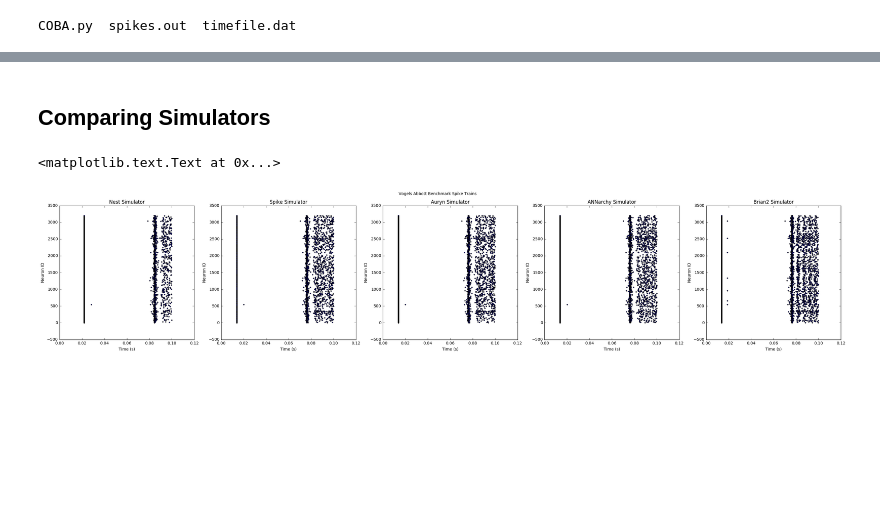
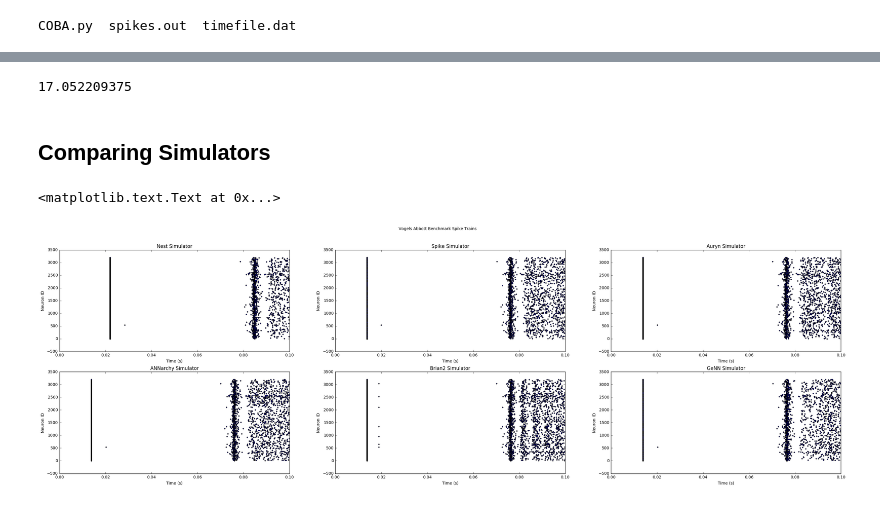
Before and after one commit to nasiryahm/SNNSimulatorComparison, a Jupyter notebook: Benchmarks/VogelsAbbott/_results/SimulatorComparisons.ipynb, the cells around one changed output, grey strips where cells are left out. Cells and saved outputs as stored; diff of their text form; code cells hidden in the pictures; blank space fills up the shorter version.

```diff
--- a/Benchmarks/VogelsAbbott/_results/SimulatorComparisons.ipynb
+++ b/Benchmarks/VogelsAbbott/_results/SimulatorComparisons.ipynb
@@ -168,3 +181,22 @@ np.mean(brian2_neuronrates)
+# %%
+# Bring timing into seconds
+genn_df["times"] /= 10000.0
+# %%
+# Calculate ISIs
+genn_ISIs = get_ISIs(genn_df["ids"].values, genn_df["times"].values)
+# Calculating firing rates for the last 50s
+genn_neuronrates = get_rates(genn_df["ids"].values, genn_df["times"].values)
+# %%
+genn_data = {
+    "name": "GeNN",
+    "spikes": genn_df,
+    "ISIs": genn_ISIs,
+    "rates": genn_neuronrates
+}
+# %%
+np.mean(genn_neuronrates)
+# %% [output]
+17.052209375
 # %% [markdown]
 ## Comparing Simulators
 # %%
@@ -173,24 +205,27 @@ simulator_data = [
     spike_data,
     auryn_data,
     annarchy_data,
-    brian2_data
+    brian2_data,
+    genn_data
 ]
 # %%
-fig = plt.figure(figsize=(35, 6))
+fig = plt.figure(figsize=(35, 10))
+starttime = 0.0
+endtime = 0.1
 
 for index, data in enumerate(simulator_data):
-    ax = plt.subplot(1, len(simulator_data), index + 1)
-    mask = (data["spikes"]["times"] > 0.0) & (data["spikes"]["times"] < 0.1) & (data["spikes"]["ids"] < 3200)
+    ax = plt.subplot(2, len(simulator_data) / 2, index + 1)
+    mask = (data["spikes"]["times"] > starttime) & (data["spikes"]["times"] < endtime) & (data["spikes"]["ids"] < 3200)
     ax.scatter(data["spikes"]["times"][mask], data["spikes"]["ids"][mask], marker='.')
     ax.set_title(data["name"] + " Simulator")
     ax.set_xlabel("Time (s)")
     ax.set_ylabel("Neuron ID")
-    ax.set_xlim([0.0, 0.12])
+    ax.set_xlim([starttime, endtime])
 
 fig.suptitle('Vogels Abbott Benchmark Spike Trains')
 # %% [output]
 <matplotlib.text.Text at 0x...>
-[figure, old version]
+[figure, new version]
 # %%
 binvals = np.linspace(0.0, 0.4, 20)
 colours = ['red', 'green', 'blue', 'orange', 'magenta', 'black']
```
Also changed, not shown: parts of 23 cells of this notebook, 15 other files.
